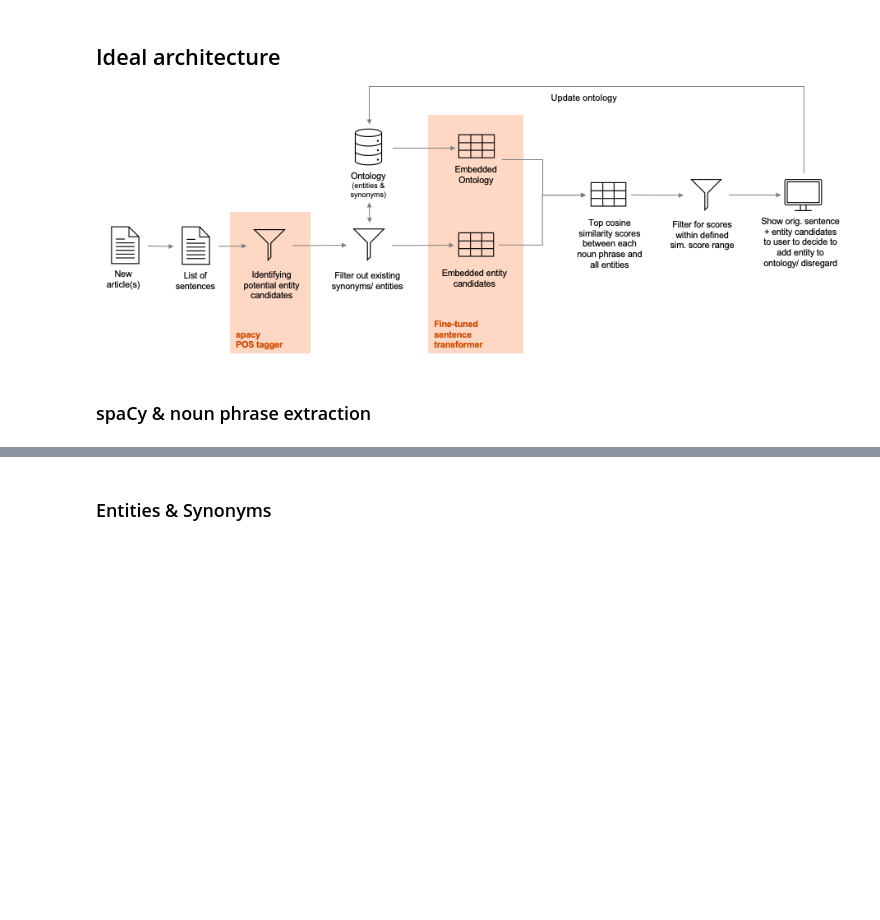
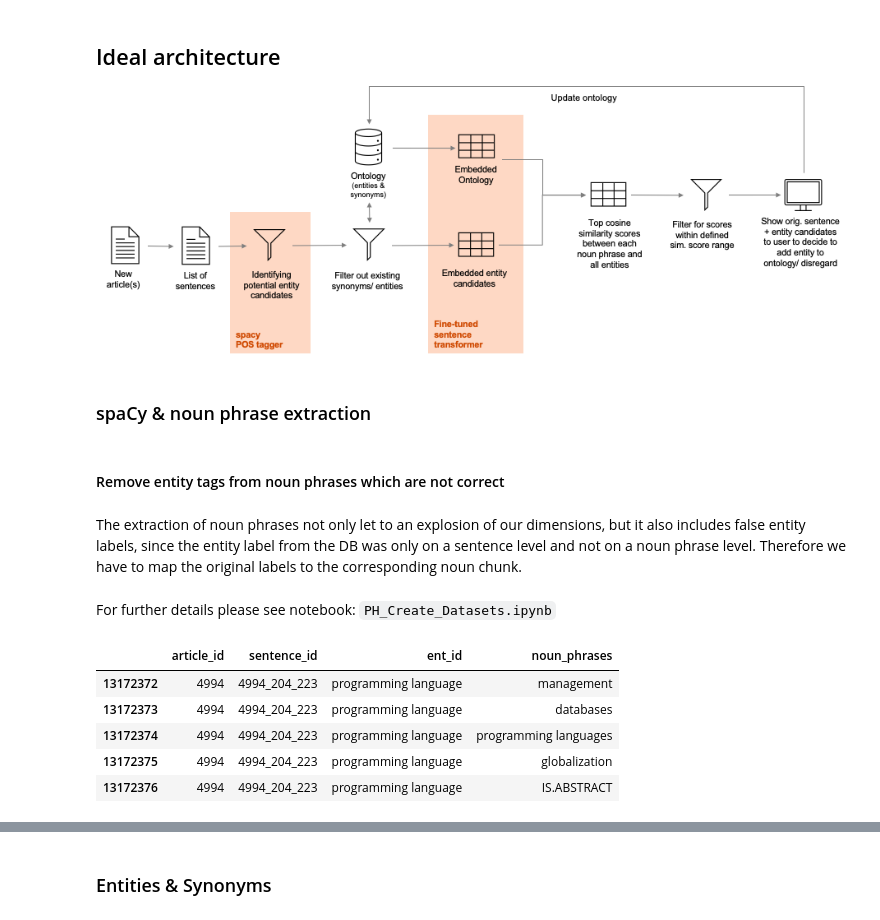
Before and after one commit to Heity94/TWSM_Lab, a Jupyter notebook: Project/Team1_ProjectReport_main.ipynb, the cells around one changed output, grey strips where cells are left out. Cells and saved outputs as stored; diff of their text form; code cells hidden in the pictures; blank space fills up the shorter version.

```diff
--- a/Project/Team1_ProjectReport_main.ipynb
+++ b/Project/Team1_ProjectReport_main.ipynb
@@ -57,3 +57,9 @@ data_path_group = data_path[:-10]+"Topic 1/Data_Team1/" #to access files created
 ![image.png](embedded-picture-1)
 # %% [markdown]
 ### spaCy & noun phrase extraction
+# %% [markdown]
+#### Remove entity tags from noun phrases which are not correct
+# %% [markdown]
+The extraction of noun phrases not only let to an explosion of our dimensions, but it also includes false entity labels, since the entity label from the DB was only on a sentence level and not on a noun phrase level. Therefore we have to map the original labels to the corresponding noun chunk.
+# %% [markdown]
+For further details please see notebook: `PH_Create_Datasets.ipynb`
@@ -59,0 +76,10 @@ data_path_group = data_path[:-10]+"Topic 1/Data_Team1/" #to access files created
+# %%
+# Show sample rows of noun phrase dataframe
+NER_entities_train_df.tail(5)
+# %% [output]
+|  | article_id | sentence_id | ent_id | noun_phrases |
+| 13172372 | 4994 | 4994_204_223 | programming language | management |
+| 13172373 | 4994 | 4994_204_223 | programming language | databases |
+| 13172374 | 4994 | 4994_204_223 | programming language | programming languages |
+| 13172375 | 4994 | 4994_204_223 | programming language | globalization |
+| 13172376 | 4994 | 4994_204_223 | programming language | IS.ABSTRACT |
```
Also changed, not shown: parts of 7 cells of this notebook.
